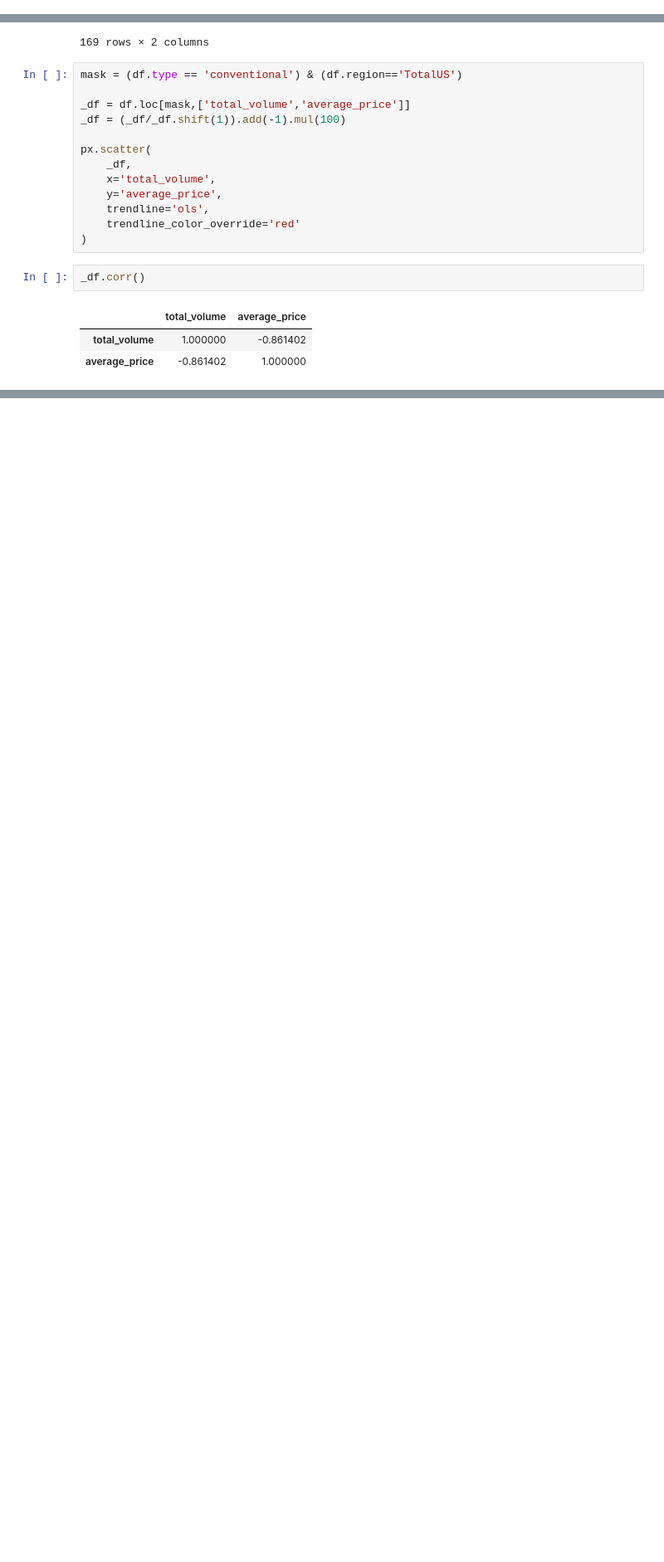
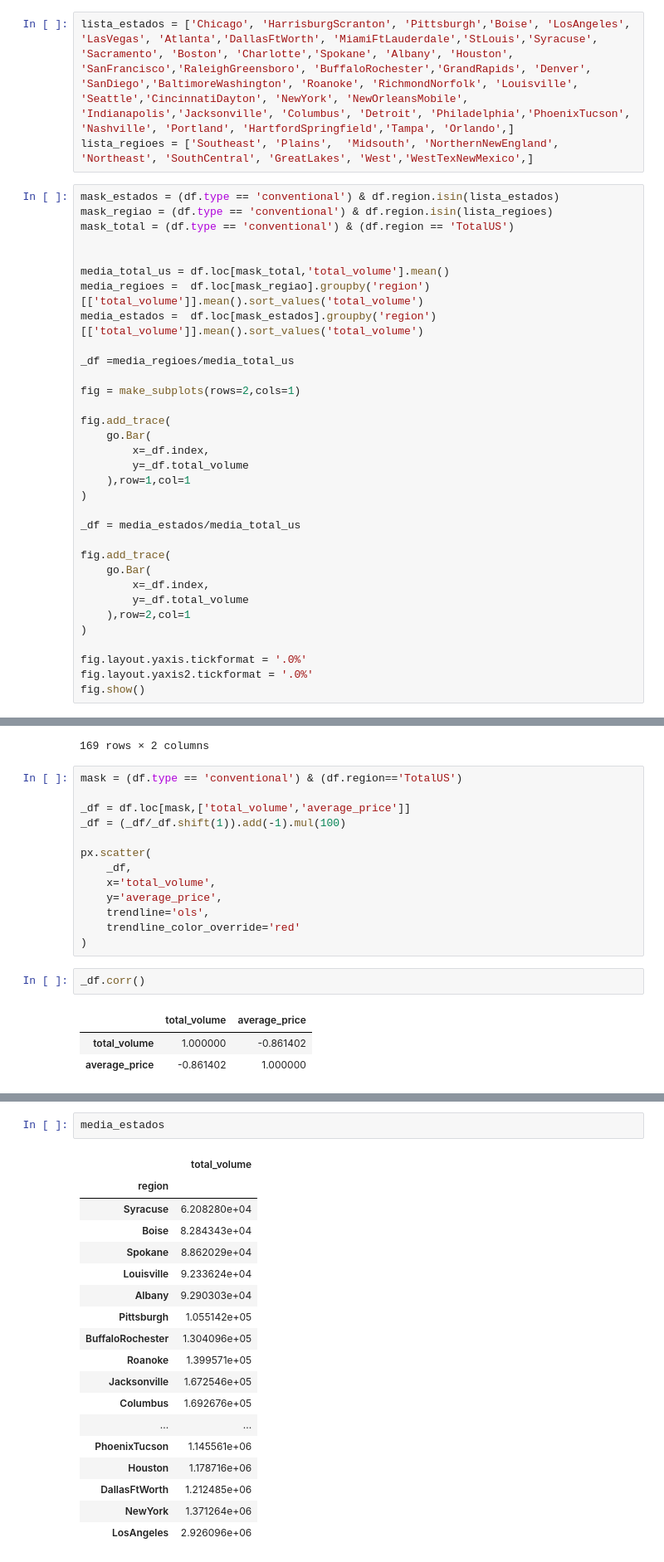
Before and after one commit to tomas-lucena/avocado, a Jupyter notebook: notebook/parte_1.ipynb, the cells around one changed output, grey strips where cells are left out. Shown at 83% size. Saved outputs shown, nothing was run; the diff lists cells and outputs as text; blank space fills up the shorter version.

```diff
--- a/notebook/parte_1.ipynb
+++ b/notebook/parte_1.ipynb
@@ -259,0 +254,36 @@ px.scatter(
+# %%
+lista_estados = ['Chicago', 'HarrisburgScranton', 'Pittsburgh','Boise', 'LosAngeles', 'LasVegas', 'Atlanta','DallasFtWorth', 'MiamiFtLauderdale','StLouis','Syracuse', 'Sacramento', 'Boston', 'Charlotte','Spokane', 'Albany', 'Houston', 'SanFrancisco','RaleighGreensboro', 'BuffaloRochester','GrandRapids', 'Denver', 'SanDiego','BaltimoreWashington', 'Roanoke', 'RichmondNorfolk', 'Louisville', 'Seattle','CincinnatiDayton', 'NewYork', 'NewOrleansMobile', 'Indianapolis','Jacksonville', 'Columbus', 'Detroit', 'Philadelphia','PhoenixTucson', 'Nashville', 'Portland', 'HartfordSpringfield','Tampa', 'Orlando',]
+lista_regioes = ['Southeast', 'Plains',  'Midsouth', 'NorthernNewEngland', 'Northeast', 'SouthCentral', 'GreatLakes', 'West','WestTexNewMexico',]
+# %%
+mask_estados = (df.type == 'conventional') & df.region.isin(lista_estados)
+mask_regiao = (df.type == 'conventional') & df.region.isin(lista_regioes)
+mask_total = (df.type == 'conventional') & (df.region == 'TotalUS')
+
+
+media_total_us = df.loc[mask_total,'total_volume'].mean()
+media_regioes =  df.loc[mask_regiao].groupby('region')[['total_volume']].mean().sort_values('total_volume')
+media_estados =  df.loc[mask_estados].groupby('region')[['total_volume']].mean().sort_values('total_volume')
+
+_df =media_regioes/media_total_us
+
+fig = make_subplots(rows=2,cols=1)
+
+fig.add_trace(
+    go.Bar(
+        x=_df.index,
+        y=_df.total_volume
+    ),row=1,col=1
+)
+
+_df = media_estados/media_total_us
+
+fig.add_trace(
+    go.Bar(
+        x=_df.index,
+        y=_df.total_volume
+    ),row=2,col=1
+)
+
+fig.layout.yaxis.tickformat = '.0%'
+fig.layout.yaxis2.tickformat = '.0%'
+fig.show()
@@ -334,0 +376,21 @@ px.scatter(
+# %%
+media_estados
+# %% [output]
+|  | total_volume |
+| region |  |
+| Syracuse | 6.208280e+04 |
+| Boise | 8.284343e+04 |
+| Spokane | 8.862029e+04 |
+| Louisville | 9.233624e+04 |
+| Albany | 9.290303e+04 |
+| Pittsburgh | 1.055142e+05 |
+| BuffaloRochester | 1.304096e+05 |
+| Roanoke | 1.399571e+05 |
+| Jacksonville | 1.672546e+05 |
+| Columbus | 1.692676e+05 |
+| ... | ... |
+| PhoenixTucson | 1.145561e+06 |
+| Houston | 1.178716e+06 |
+| DallasFtWorth | 1.212485e+06 |
+| NewYork | 1.371264e+06 |
+| LosAngeles | 2.926096e+06 |
```
Also changed, not shown: parts of 12 cells of this notebook.
